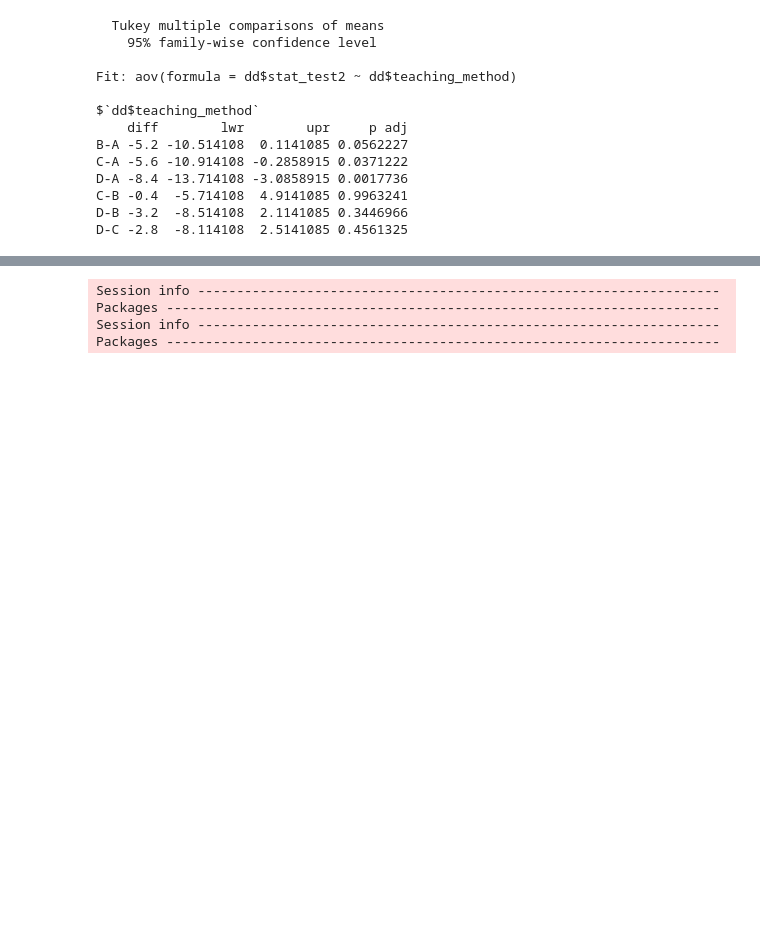
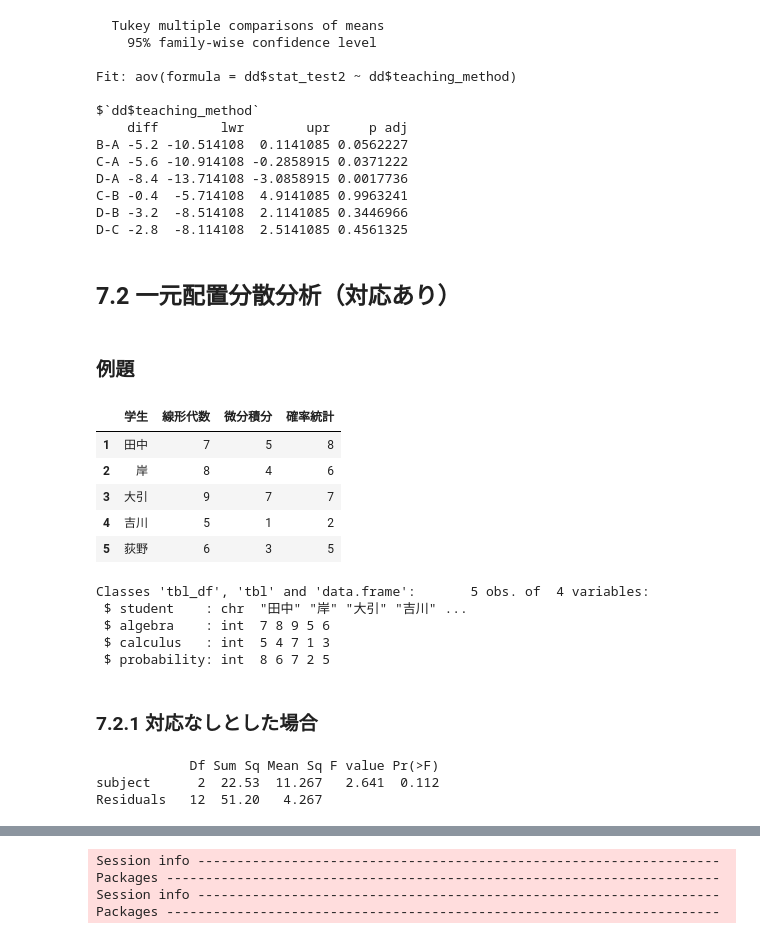
Before and after one commit to whatalnk/r-easy-stat, a Jupyter notebook: Chap07.ipynb, the cells around one changed output, grey strips where cells are left out. Cells and saved outputs as stored; diff of their text form; code cells hidden in the pictures; blank space fills up the shorter version.

```diff
--- a/Chap07.ipynb
+++ b/Chap07.ipynb
@@ -446,3 +446,37 @@ D-A -8.4 -13.714108 -3.0858915 0.0017736
 C-B -0.4  -5.714108  4.9141085 0.9963241
 D-B -3.2  -8.514108  2.1141085 0.3446966
 D-C -2.8  -8.114108  2.5141085 0.4561325
+# %% [markdown]
+## 7.2 一元配置分散分析（対応あり）
+# %% [markdown]
+### 例題
+# %%
+d2 <- read_csv("chap07_2.csv", locale=locale(encoding="CP932")) # this csv file was generated by Excel
+d2
+# %% [output]
+|  | 学生 | 線形代数 | 微分積分 | 確率統計 |
+| 1 | 田中 | 7 | 5 | 8 |
+| 2 | 岸 | 8 | 4 | 6 |
+| 3 | 大引 | 9 | 7 | 7 |
+| 4 | 吉川 | 5 | 1 | 2 |
+| 5 | 荻野 | 6 | 3 | 5 |
+# %%
+names(d2) <- c("student", "algebra", "calculus", "probability")
+str(d2)
+# %% [output]
+Classes 'tbl_df', 'tbl' and 'data.frame':       5 obs. of  4 variables:
+ $ student    : chr  "田中" "岸" "大引" "吉川" ...
+ $ algebra    : int  7 8 9 5 6
+ $ calculus   : int  5 4 7 1 3
+ $ probability: int  8 6 7 2 5
+# %% [markdown]
+### 7.2.1 対応なしとした場合
+# %%
+d2 %>>%
+    gather(subject, point , -student) %>>%
+    {aov(point  ~ subject, data = .)} %>>%
+    summary
+# %% [output]
+            Df Sum Sq Mean Sq F value Pr(>F)
+subject      2  22.53  11.267   2.641  0.112
+Residuals   12  51.20   4.267
```
Also changed, not shown: parts of 25 cells of this notebook, 2 other files.
